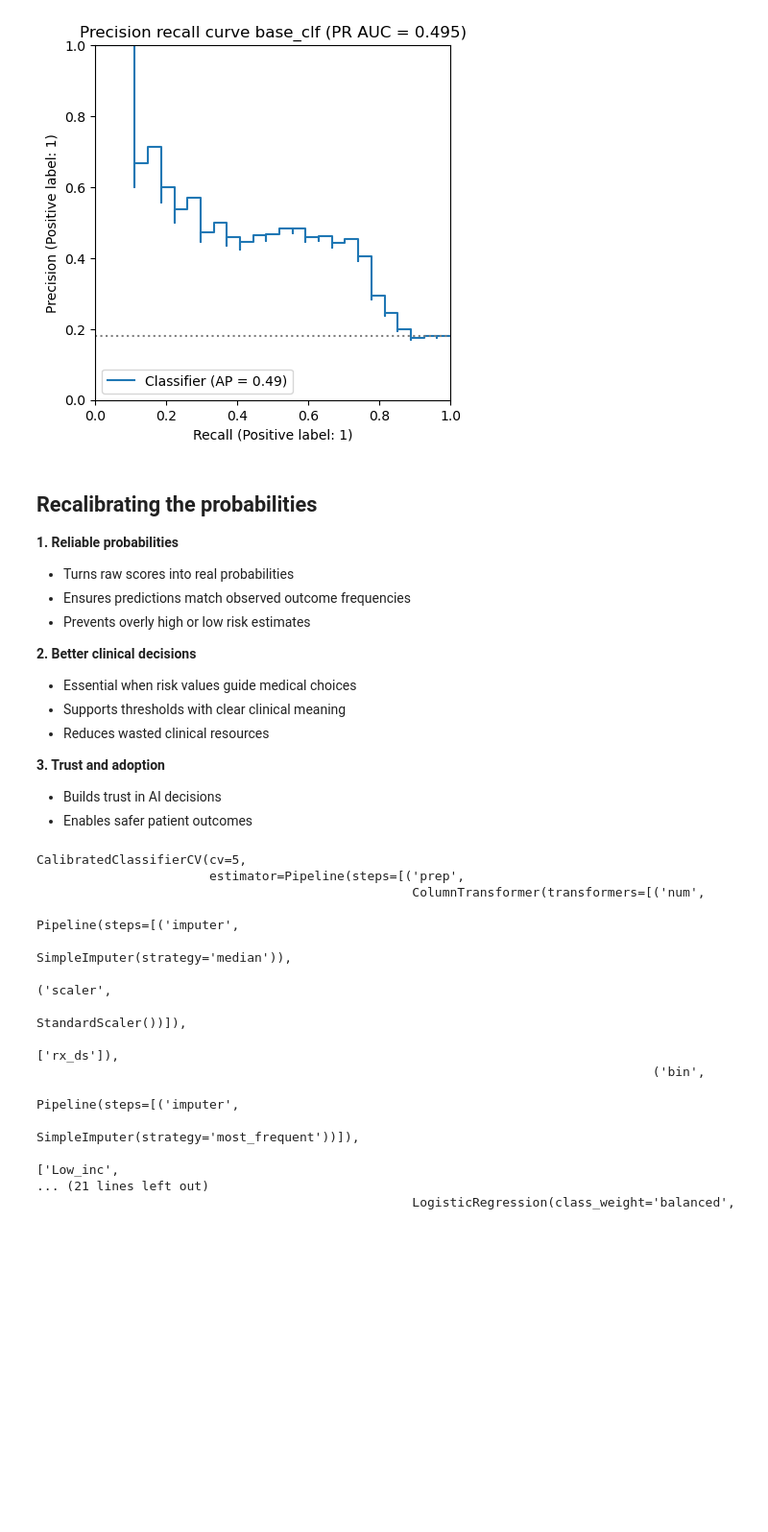
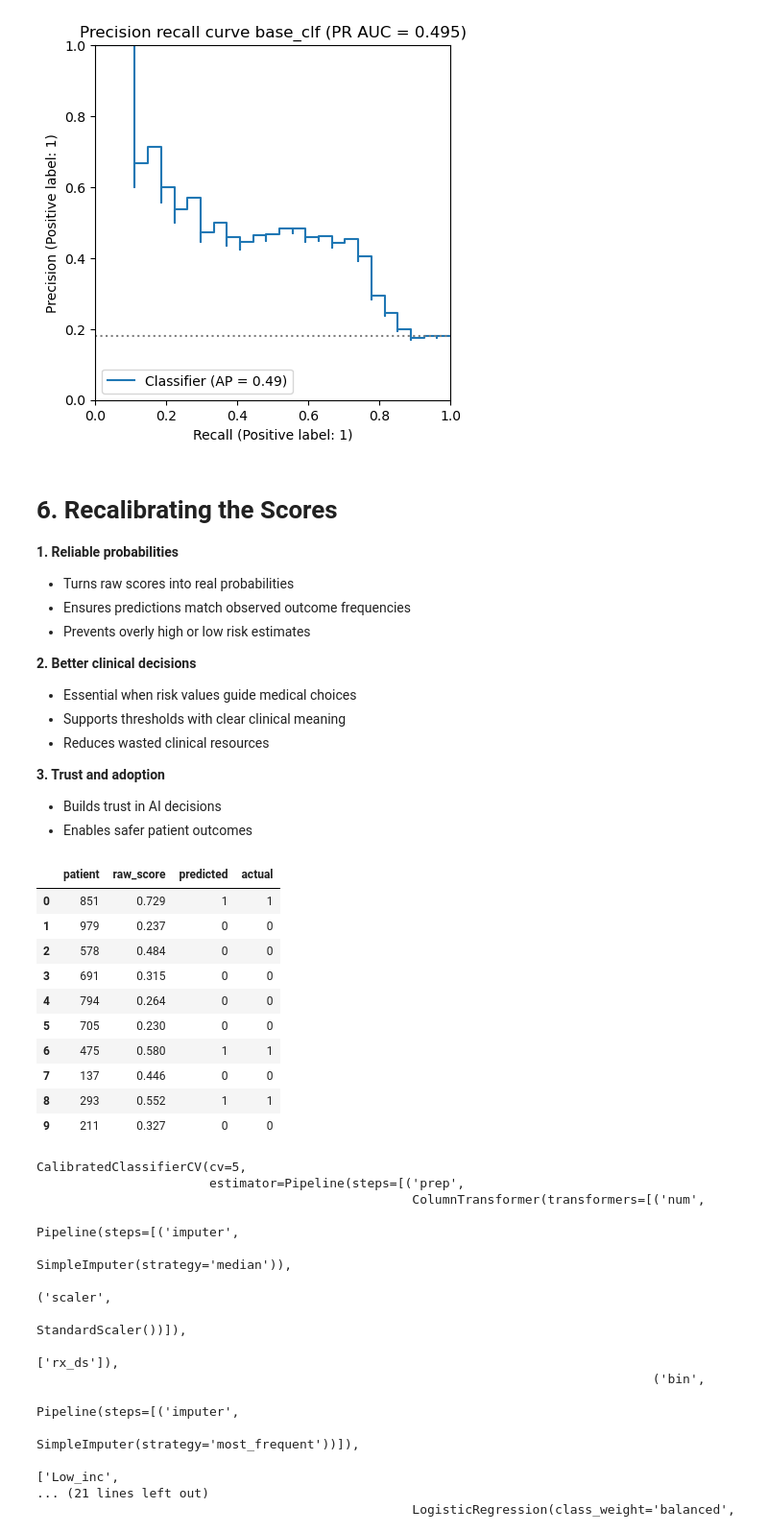
Before and after one commit to apayne185/RAI_opioid_risk_prevention, a Jupyter notebook: ML4HL_OD_RAI_toolbox.ipynb, the cells around one changed output. Shown at 96% size. Cells and saved outputs as stored; diff of their text form; code cells hidden in the pictures; blank space fills up the shorter version.

```diff
--- a/ML4HL_OD_RAI_toolbox.ipynb
+++ b/ML4HL_OD_RAI_toolbox.ipynb
@@ -362,7 +362,7 @@ Prevalence p = 0.180  |  PR AUC lift = 2.75× over baseline
 [figure]
 [figure]
 # %% [markdown]
-## Recalibrating the probabilities
+# 6. Recalibrating the Scores
 
 **1. Reliable probabilities**
 - Turns raw scores into real probabilities
@@ -377,6 +377,38 @@ Prevalence p = 0.180  |  PR AUC lift = 2.75× over baseline
 **3. Trust and adoption**
 - Builds trust in AI decisions
 - Enables safer patient outcomes
+# %%
+# Five patients: raw pre-calibration score, predicted label, actual label
+
+tbl5 = (
+    pd.DataFrame(
+        {
+            "raw_score": positive_scores(base_clf, X_test),
+            "actual": y_test.loc[X_test.index].astype(int),
+        },
+        index=X_test.index,
+    )
+    .assign(predicted=lambda d: (d["raw_score"] >= 0.50).astype(int))  # threshold before calibration
+    .round({"raw_score": 3})
+    .sample(n=10, random_state=7)
+    .reset_index()
+    .rename(columns={"index": "patient"})
+    .loc[:, ["patient", "raw_score", "predicted", "actual"]]
+)
+
+display(tbl5)
+# %% [output]
+|  | patient | raw_score | predicted | actual |
+| 0 | 851 | 0.729 | 1 | 1 |
+| 1 | 979 | 0.237 | 0 | 0 |
+| 2 | 578 | 0.484 | 0 | 0 |
+| 3 | 691 | 0.315 | 0 | 0 |
+| 4 | 794 | 0.264 | 0 | 0 |
+| 5 | 705 | 0.230 | 0 | 0 |
+| 6 | 475 | 0.580 | 1 | 1 |
+| 7 | 137 | 0.446 | 0 | 0 |
+| 8 | 293 | 0.552 | 1 | 1 |
+| 9 | 211 | 0.327 | 0 | 0 |
 # %%
 # Calibrate probabilities using CV on training data
 calibrated_clf = CalibratedClassifierCV(
```
Also changed, not shown: parts of 19 cells of this notebook.
